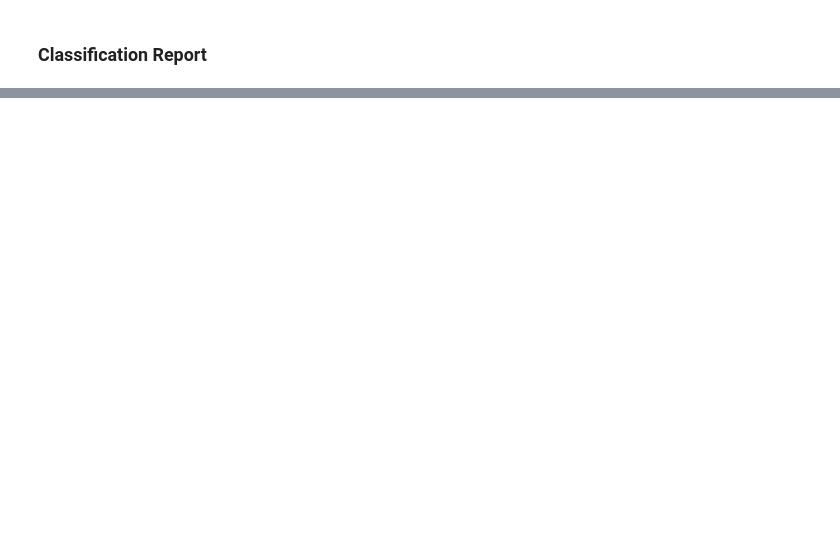
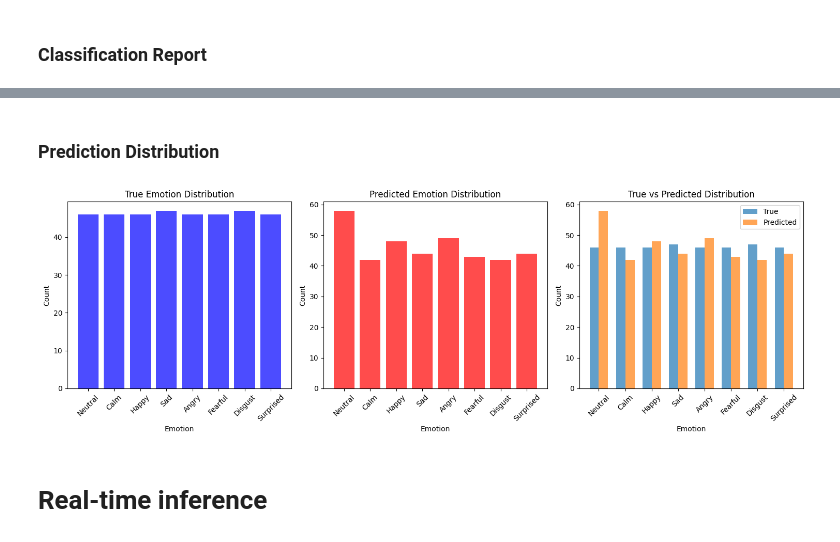
Before and after one commit to gooners006/MSE, a Jupyter notebook: AIN501/Lab 4/Lab_4.ipynb, the cells around one changed output, grey strips where cells are left out. Drawn from its saved outputs; the diff is of its cells as text; code cells hidden in the pictures; blank space fills up the shorter version.

```diff
--- a/AIN501/Lab 4/Lab_4.ipynb
+++ b/AIN501/Lab 4/Lab_4.ipynb
@@ -1920,0 +2043,43 @@ weighted avg       0.84      0.84      0.84       370
+# %% [markdown]
+### Prediction Distribution
+# %%
+# Plot prediction distribution
+plt.figure(figsize=(15, 5))
+
+# True emotion distribution
+plt.subplot(1, 3, 1)
+true_counts = np.bincount(y_true_classes)
+emotions = list(reverse_mapping.values())
+plt.bar(emotions, true_counts, alpha=0.7, color="blue")
+plt.title("True Emotion Distribution")
+plt.xlabel("Emotion")
+plt.ylabel("Count")
+plt.xticks(rotation=45)
+
+# Predicted emotion distribution
+plt.subplot(1, 3, 2)
+pred_counts = np.bincount(y_pred_classes)
+plt.bar(emotions, pred_counts, alpha=0.7, color="red")
+plt.title("Predicted Emotion Distribution")
+plt.xlabel("Emotion")
+plt.ylabel("Count")
+plt.xticks(rotation=45)
+
+# Comparison
+plt.subplot(1, 3, 3)
+x = np.arange(len(emotions))
+width = 0.35
+plt.bar(x - width / 2, true_counts, width, label="True", alpha=0.7)
+plt.bar(x + width / 2, pred_counts, width, label="Predicted", alpha=0.7)
+plt.title("True vs Predicted Distribution")
+plt.xlabel("Emotion")
+plt.ylabel("Count")
+plt.xticks(x, emotions, rotation=45)
+plt.legend()
+
+plt.tight_layout()
+plt.show()
+# %% [output]
+[figure, added]
+# %% [markdown]
+# Real-time inference
```
Also changed, not shown: parts of 42 cells of this notebook.
